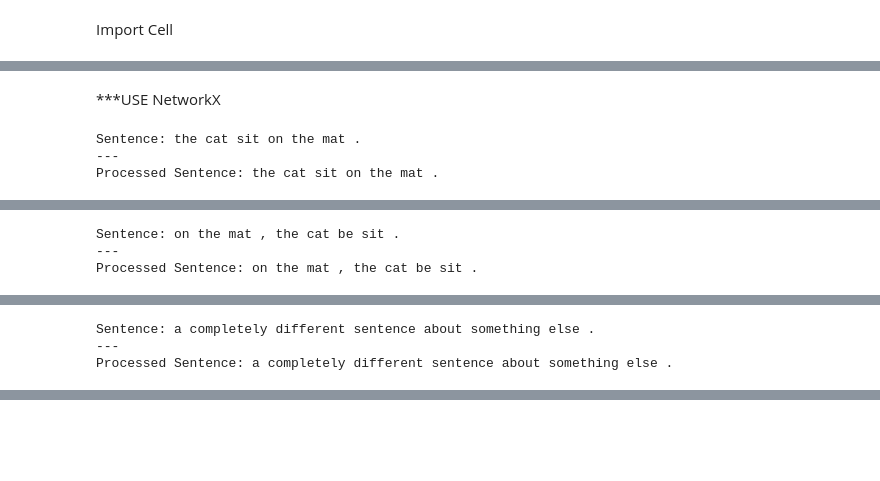
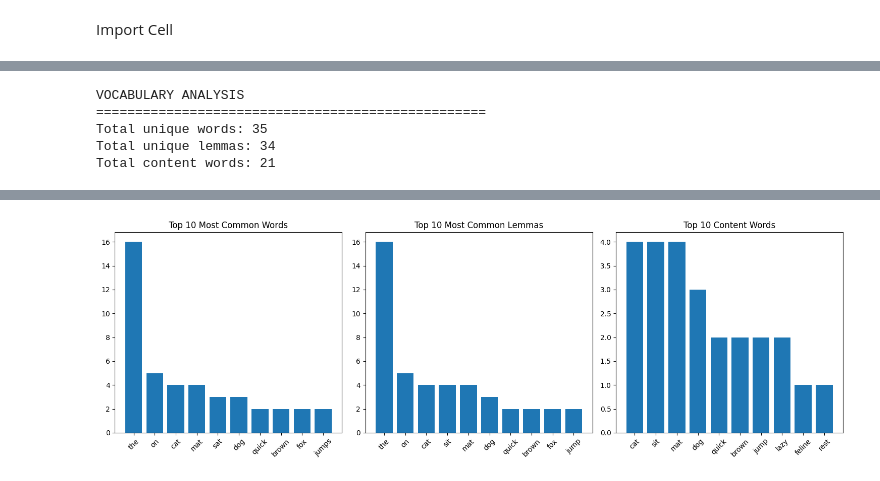
Before and after one commit to hpdowd/paraphrase_detector, a Jupyter notebook: notebooks/01_data_exploration.ipynb, the cells around one changed output, grey strips where cells are left out. Drawn from its saved outputs; the diff is of its cells as text; code cells hidden in the pictures; blank space fills up the shorter version.

```diff
--- a/notebooks/01_data_exploration.ipynb
+++ b/notebooks/01_data_exploration.ipynb
@@ -161,21 +335,60 @@ else         advmod       something    []
-# %% [markdown]
-***USE NetworkX
 # %%
+def analyze_vocabulary_distribution(sentences):
+    """Analyze word frequencies and vocabulary across sentences"""
+    all_words = []
+    all_lemmas = []
+    content_words = []
 
+    for sent in sentences:
+        doc = nlp(sent)
+        for token in doc:
+            if token.is_alpha and not token.is_space:
+                all_words.append(token.text.lower())
+                all_lemmas.append(token.lemma_.lower())
+                if not token.is_stop and token.pos_ in ['NOUN', 'VERB', 'ADJ', 'ADV']:
+                    content_words.append(token.lemma_.lower())
 
-def visualize_parse_tree(text):
-    doc = nlp(text)
-    html = displacy.render(doc, style="dep", jupyter=False, options={"distance": 100})
-    display(HTML(html))
+    # Calculate frequencies
+    word_freq = Counter(all_words)
+    lemma_freq = Counter(all_lemmas)
+    content_freq = Counter(content_words)
 
+    return word_freq, lemma_freq, content_freq
 
+word_freq, lemma_freq, content_freq = analyze_vocabulary_distribution(test_sentences)
 
-for sentence in processed_syntactic:
-    print(f"Sentence: {sentence}")
-    print("---")
-    print(f"Processed Sentence: " + sentence)
-    visualize_parse_tree(sentence)
+print("VOCABULARY ANALYSIS")
+print("=" * 50)
+print(f"Total unique words: {len(word_freq)}")
+print(f"Total unique lemmas: {len(lemma_freq)}")
+print(f"Total content words: {len(content_freq)}")
+
+# Plot most common words
+fig, axes = plt.subplots(1, 3, figsize=(15, 5))
+
+# Original words
+common_words = word_freq.most_common(10)
+axes[0].bar([w[0] for w in common_words], [w[1] for w in common_words])
+axes[0].set_title('Top 10 Most Common Words')
+axes[0].tick_params(axis='x', rotation=45)
+
+# Lemmas
+common_lemmas = lemma_freq.most_common(10)
+axes[1].bar([w[0] for w in common_lemmas], [w[1] for w in common_lemmas])
+axes[1].set_title('Top 10 Most Common Lemmas')
+axes[1].tick_params(axis='x', rotation=45)
+
+# Content words
+common_content = content_freq.most_common(10)
+axes[2].bar([w[0] for w in common_content], [w[1] for w in common_content])
+axes[2].set_title('Top 10 Content Words')
+axes[2].tick_params(axis='x', rotation=45)
+
+plt.tight_layout()
+plt.show()
 # %% [output]
-Sentence: the cat sit on the mat .
----
-Processed Sentence: the cat sit on the mat .
+VOCABULARY ANALYSIS
+==================================================
+Total unique words: 35
+Total unique lemmas: 34
+Total content words: 21
@@ -183,3 +394,0 @@ Processed Sentence: the cat sit on the mat .
-Sentence: on the mat , the cat be sit .
----
-Processed Sentence: on the mat , the cat be sit .
@@ -187,3 +394,0 @@ Processed Sentence: on the mat , the cat be sit .
-Sentence: a completely different sentence about something else .
----
-Processed Sentence: a completely different sentence about something else .
@@ -190,0 +395 @@ Processed Sentence: a completely different sentence about something else .
+[figure, added]
```
Also changed, not shown: parts of 9 cells of this notebook, 3 other files.
